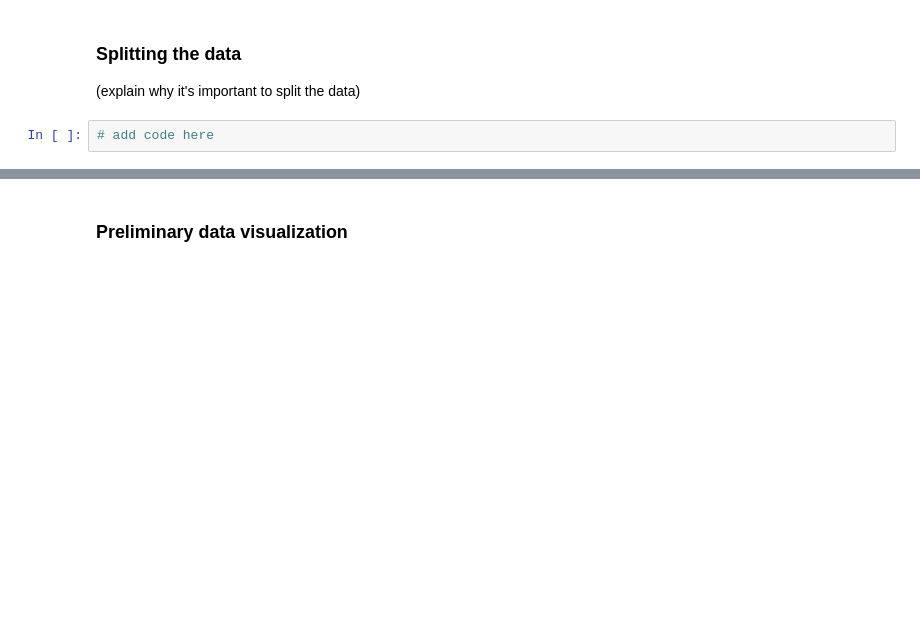
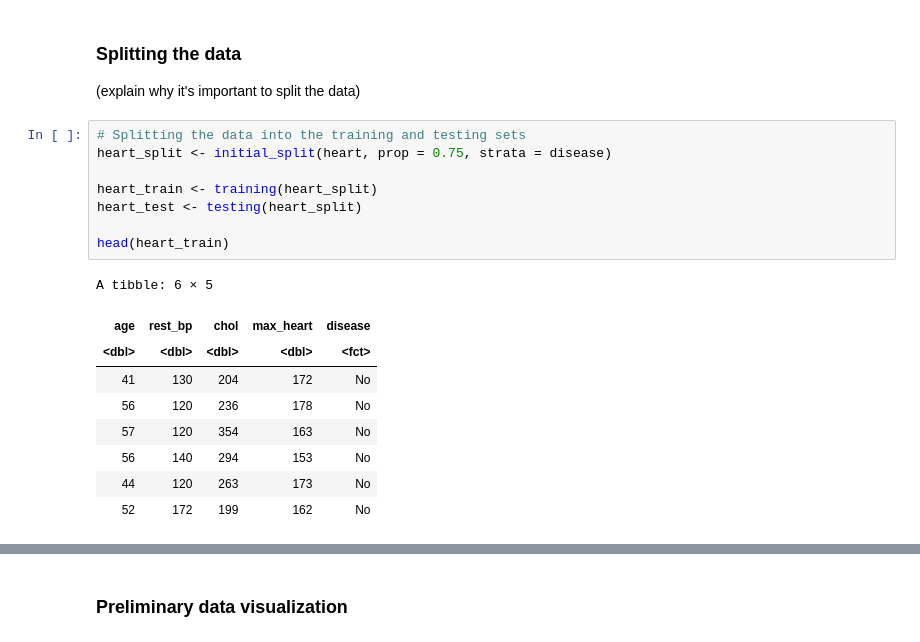
Before and after one commit to auraaaaura/dsci-100-2023-group-44, a Jupyter notebook: group44_project_report.ipynb, the cells around one changed output, grey strips where cells are left out. Drawn from its saved outputs; the diff is of its cells as text; blank space fills up the shorter version.

```diff
--- a/group44_project_report.ipynb
+++ b/group44_project_report.ipynb
@@ -178,4 +178,20 @@ A tibble: 2 × 3
 
 (explain why it's important to split the data)
 # %%
-# add code here
+# Splitting the data into the training and testing sets
+heart_split <- initial_split(heart, prop = 0.75, strata = disease)
+
+heart_train <- training(heart_split)
+heart_test <- testing(heart_split)
+
+head(heart_train)
+# %% [output]
+A tibble: 6 × 5
+| age | rest_bp | chol | max_heart | disease |
+| <dbl> | <dbl> | <dbl> | <dbl> | <fct> |
+| 41 | 130 | 204 | 172 | No |
+| 56 | 120 | 236 | 178 | No |
+| 57 | 120 | 354 | 163 | No |
+| 56 | 140 | 294 | 153 | No |
+| 44 | 120 | 263 | 173 | No |
+| 52 | 172 | 199 | 162 | No |
```
Also changed, not shown: parts of 3 cells of this notebook.
